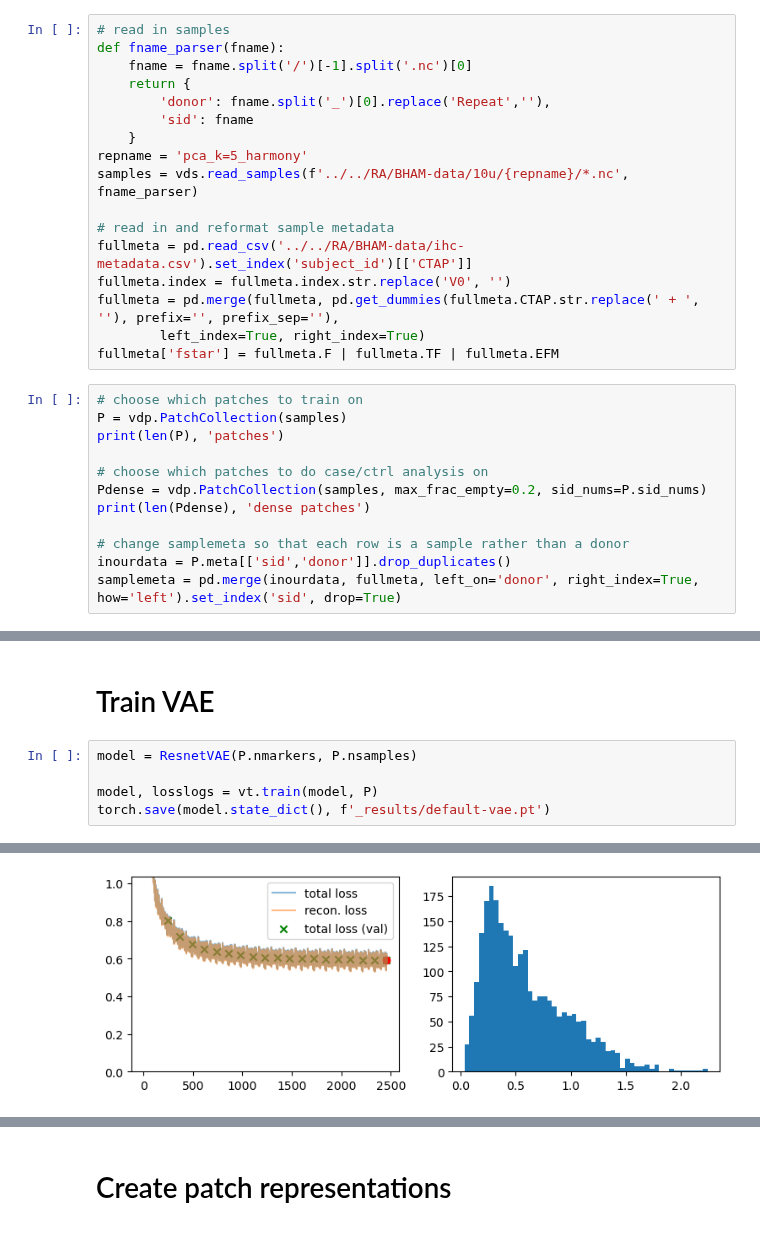
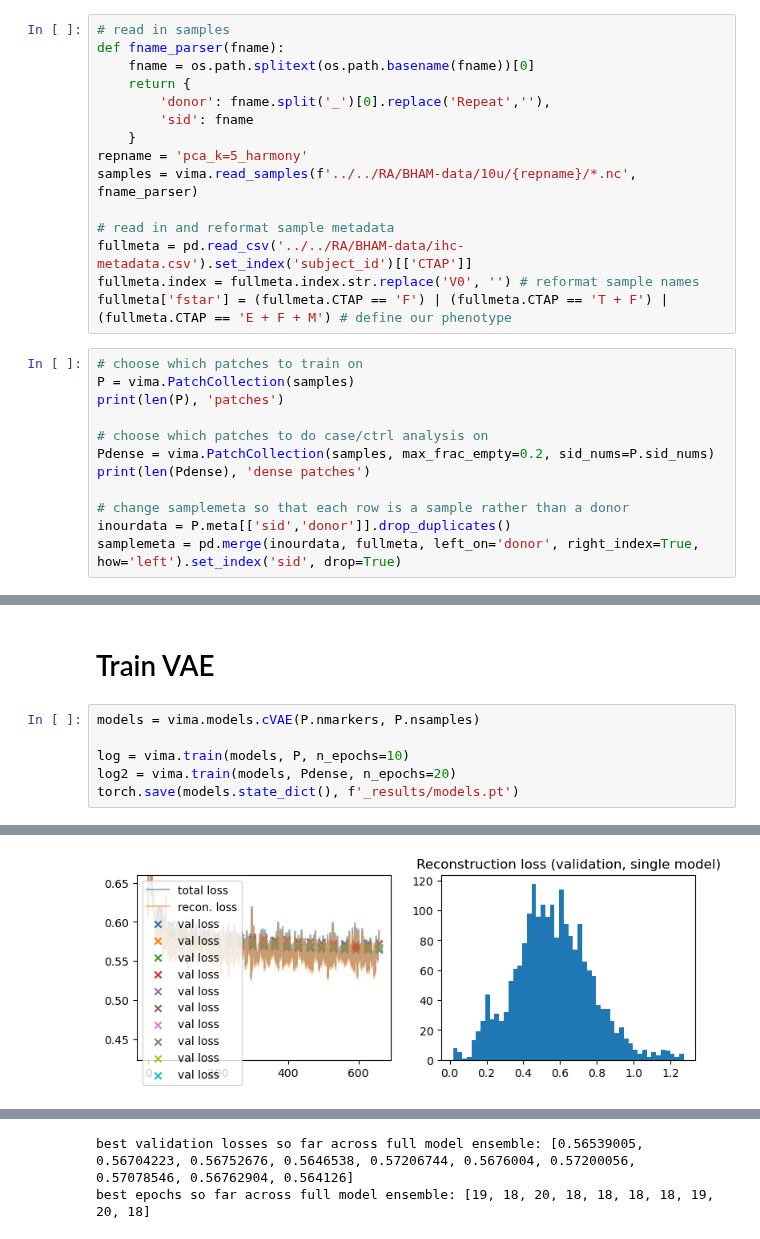
Before and after one commit to yakirr/vimapaper, a Jupyter notebook: RA/RA.2.analyze.ipynb, the cells around one changed output, grey strips where cells are left out. Cells and saved outputs as stored; diff of their text form.

Commit message:
updated RA analysis to new vima version, added benchmarking

```diff
--- a/RA/RA.2.analyze.ipynb
+++ b/RA/RA.2.analyze.ipynb
@@ -22,27 +15,25 @@ os.makedirs(f'./_results', exist_ok=True)
 # %%
 # read in samples
 def fname_parser(fname):
-    fname = fname.split('/')[-1].split('.nc')[0]
+    fname = os.path.splitext(os.path.basename(fname))[0]
     return {
         'donor': fname.split('_')[0].replace('Repeat',''),
         'sid': fname
     }
 repname = 'pca_k=5_harmony'
-samples = vds.read_samples(f'../../RA/BHAM-data/10u/{repname}/*.nc', fname_parser)
+samples = vima.read_samples(f'../../RA/BHAM-data/10u/{repname}/*.nc', fname_parser)
 
 # read in and reformat sample metadata
 fullmeta = pd.read_csv('../../RA/BHAM-data/ihc-metadata.csv').set_index('subject_id')[['CTAP']]
-fullmeta.index = fullmeta.index.str.replace('V0', '')
-fullmeta = pd.merge(fullmeta, pd.get_dummies(fullmeta.CTAP.str.replace(' + ', ''), prefix='', prefix_sep=''),
-        left_index=True, right_index=True)
-fullmeta['fstar'] = fullmeta.F | fullmeta.TF | fullmeta.EFM
+fullmeta.index = fullmeta.index.str.replace('V0', '') # reformat sample names
+fullmeta['fstar'] = (fullmeta.CTAP == 'F') | (fullmeta.CTAP == 'T + F') | (fullmeta.CTAP == 'E + F + M') # define our phenotype
 # %%
 # choose which patches to train on
-P = vdp.PatchCollection(samples)
+P = vima.PatchCollection(samples)
 print(len(P), 'patches')
 
 # choose which patches to do case/ctrl analysis on
-Pdense = vdp.PatchCollection(samples, max_frac_empty=0.2, sid_nums=P.sid_nums)
+Pdense = vima.PatchCollection(samples, max_frac_empty=0.2, sid_nums=P.sid_nums)
 print(len(Pdense), 'dense patches')
 
 # change samplemeta so that each row is a sample rather than a donor
@@ -69,8 +60,9 @@ vds.plot_samples_with_patches(samples.values(), 'hPC1', Pdense.meta, ncols=5, vm
 # %% [markdown]
 # Train VAE
 # %%
-model = ResnetVAE(P.nmarkers, P.nsamples)
+models = vima.models.cVAE(P.nmarkers, P.nsamples)
 
-model, losslogs = vt.train(model, P)
-torch.save(model.state_dict(), f'_results/default-vae.pt')
+log = vima.train(models, P, n_epochs=10)
+log2 = vima.train(models, Pdense, n_epochs=20)
+torch.save(models.state_dict(), f'_results/models.pt')
 # %% [output]
@@ -77 +72 @@ torch.save(model.state_dict(), f'_results/default-vae.pt')
-[figure, old version]
+[figure, new version]
@@ -81,2 +73,2 @@ epoch 20. best validation loss = 0.5929325222969055
+best validation losses so far across full model ensemble: [0.56539005, 0.56704223, 0.56752676, 0.5646538, 0.57206744, 0.5676004, 0.57200056, 0.57078546, 0.56762904, 0.564126]
+best epochs so far across full model ensemble: [19, 18, 20, 18, 18, 18, 18, 19, 20, 18]
-# %% [markdown]
-# Create patch representations
```
Also changed, not shown: parts of 37 cells of this notebook, 2 other files.
